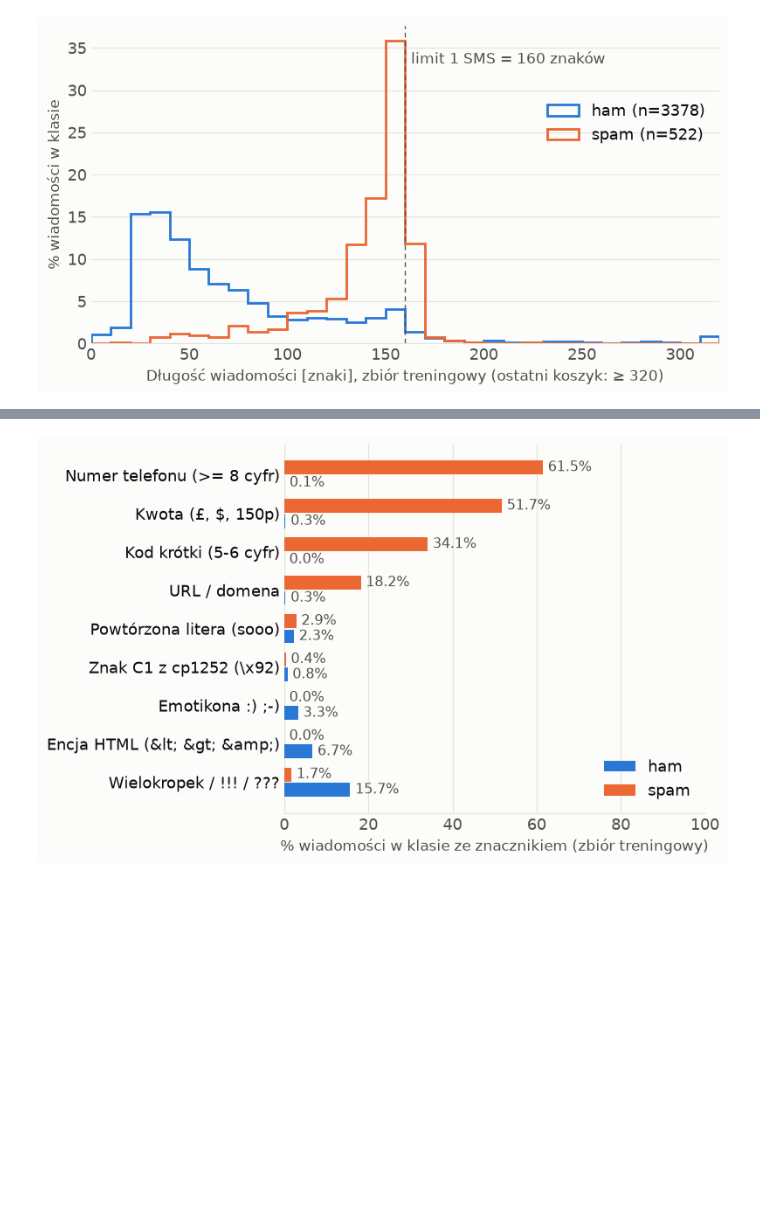
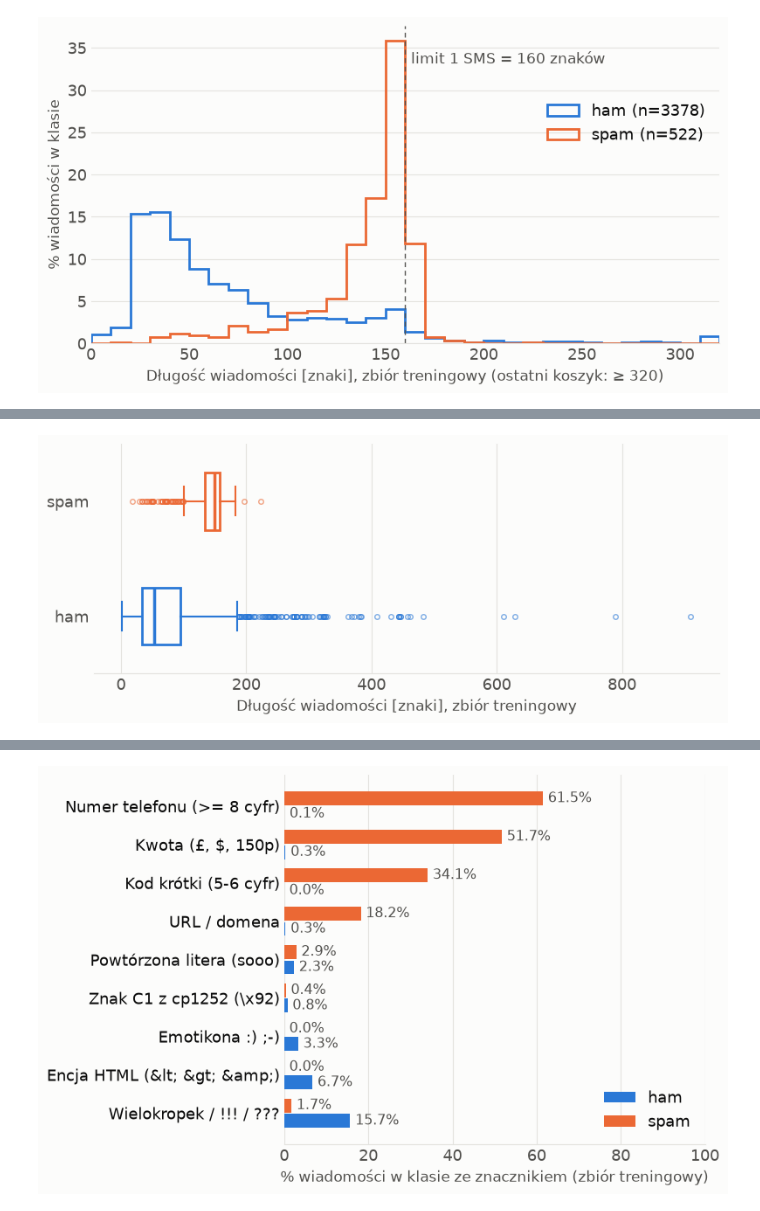
Before and after one commit to YouRekt/DataRepresentation, a Jupyter notebook: notebooks/01_eda.ipynb, the cells around one changed output, grey strips where cells are left out. Drawn from its saved outputs; the diff is of its cells as text; code cells hidden in the pictures; blank space fills up the shorter version.

```diff
--- a/notebooks/01_eda.ipynb
+++ b/notebooks/01_eda.ipynb
@@ -378,0 +429,17 @@ pd.DataFrame(rows).T
+# %%
+def skewness(x: pd.Series) -> dict:
+    mu, m, s = x.mean(), x.median(), x.std()
+    q1, q3 = x.quantile(0.25), x.quantile(0.75)
+    return {
+        "A_d (dominanta)": (mu - x.mode().iloc[0]) / s,
+        "A_m (mediana)": 3 * (mu - m) / s,
+        "A_Q (kwartyle)": (q1 + q3 - 2 * m) / (q3 - q1),
+    }
+
+
+rows = {}
+for lab in LABELS:
+    x = feats.znaki[train.label == lab]
+    rows[(lab, "znaki")] = skewness(x)
+    rows[(lab, "log10(znaki)")] = skewness(np.log10(x))
+pd.DataFrame(rows).T.round(2)
@@ -380,7 +453,7 @@ pd.DataFrame(rows).T
 fig, ax = plt.subplots(figsize=(8, 4.4), facecolor=SURFACE)
 style(ax, grid_axis="y")
 bins = np.arange(0, 330, 10)
-clipped = chars.clip(upper=bins[-1] - 1)
+clipped = feats.znaki.clip(upper=bins[-1] - 1)
 for lab in LABELS:
     c = clipped[train.label == lab]
     ax.hist(c, bins=bins, weights=np.full(len(c), 100 / len(c)), histtype="step", linewidth=2,
@@ -403,0 +480,18 @@ Wzorce z `smsspam/patterns.py`. Te same wyrażenia posłużą w M2 do maskowania
+# %%
+fig, ax = plt.subplots(figsize=(8, 3.4), facecolor=SURFACE)
+style(ax)
+bp = ax.boxplot([feats.znaki[train.label == lab] for lab in LABELS], orientation="horizontal", widths=0.5,
+                patch_artist=True, tick_labels=LABELS, whis=1.5)
+for i, lab in enumerate(LABELS):
+    color = COLORS[lab]
+    bp["boxes"][i].set(facecolor=SURFACE, edgecolor=color, linewidth=2)
+    bp["medians"][i].set(color=color, linewidth=2.5)
+    for part in ("whiskers", "caps"):
+        for line in bp[part][2 * i:2 * i + 2]:
+            line.set(color=color, linewidth=1.5)
+    bp["fliers"][i].set(marker="o", markersize=4, markerfacecolor="none", markeredgecolor=color, alpha=0.6)
+ax.set_xlabel("Długość wiadomości [znaki], zbiór treningowy", color=INK_2, fontsize=12.5)
+fig.tight_layout()
+fig.savefig(OUT / "fig_boxplot.png", dpi=200)
+# %% [output]
+[figure, added]
```
Also changed, not shown: parts of 63 cells of this notebook, 6 other files.
